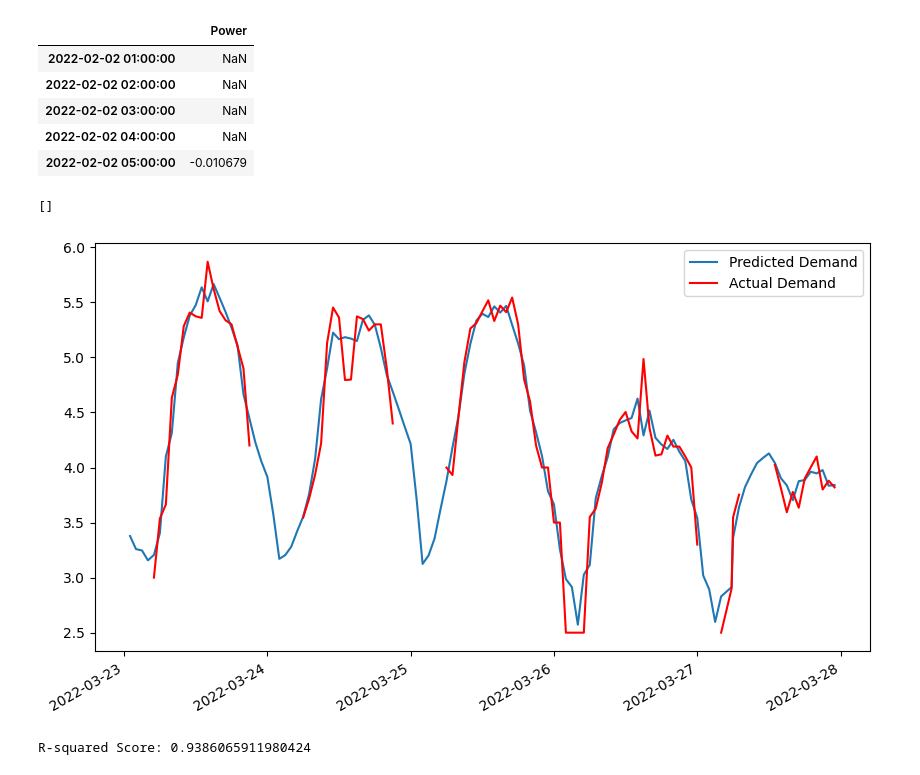
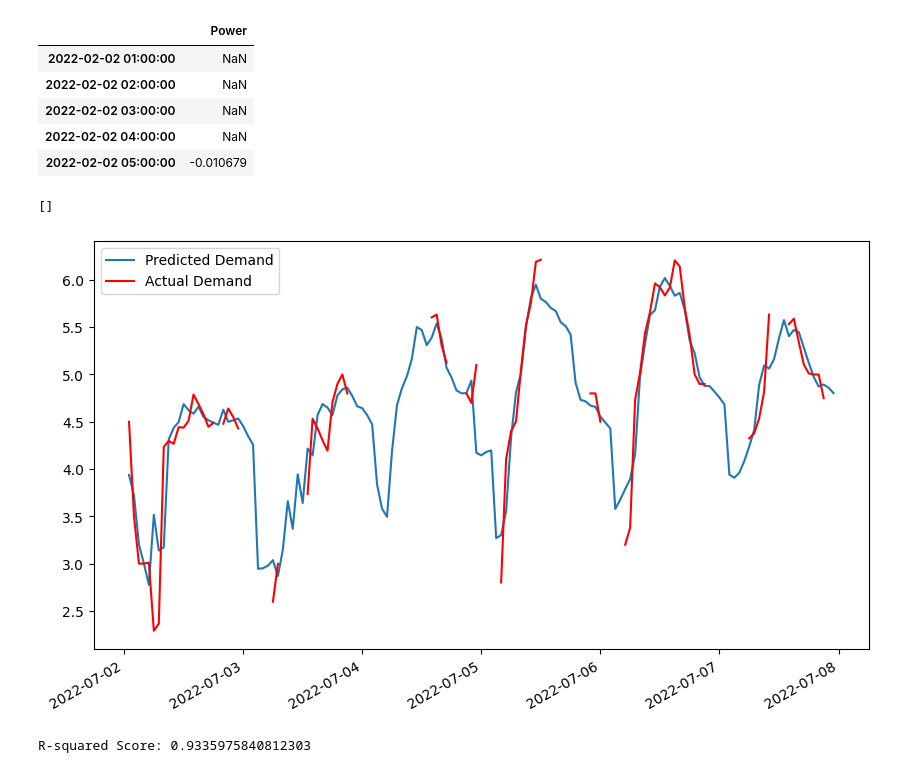
Before and after one commit to ankit11hab/EE677_Missing_Data_Imputation, a Jupyter notebook: data_imputation.ipynb, the cells around one changed output. Drawn from its saved outputs; the diff is of its cells as text; code cells hidden in the pictures.

```diff
--- a/data_imputation.ipynb
+++ b/data_imputation.ipynb
@@ -79,18 +79,20 @@ def impute(data, daily, periodic):
             results.append((score, time_instants, Y_pred))
 
     # Sort the results wrt scores
-    sorted(results, reverse=True)
+    results.sort()
+    results.reverse()
     filled = 0
 
     # Fill the values. Values with higher score's model are filled first.
     for result in results:
+        # print(result[0])
         data, count = imputer.fill_values(data, result[1], result[2])
         filled+=count
     return filled
 # %%
 # Define daily and periodic time instants
 daily = [1,-1,2,-2]
-periodic = [24,-24,48,-48]
+periodic = [24,-24,48,-48,72,-72]
 detrended_demand_data['PredictedPower'] = [np.nan]*detrended_demand_data.shape[0]
 while detrended_demand_data['Power'].isna().sum()>10:
     functions.do_power_shifts(detrended_demand_data, daily+periodic)
@@ -103,24 +105,24 @@ predicted_data = pd.DataFrame({'Power':demand_data['Power'].values, 'PredictedPo
 predicted_data.index = detrended_demand_data.index
 # %%
 # Visualize the data
-start_time_ana = pd.to_datetime('2022-03-23')
-end_time_ana = pd.to_datetime('2022-03-28')
+start_time_ana = pd.to_datetime('2022-07-02')
+end_time_ana = pd.to_datetime('2022-07-08')
 
 filtered_data = predicted_data[(predicted_data.index>start_time_ana) & (predicted_data.index<end_time_ana)]
 
 fig, ax1 = plt.subplots(figsize=(10, 6))
 plt.plot(filtered_data.index, filtered_data['PredictedPower'])
 plt.plot(filtered_data.index, filtered_data['Power'], color='red')
 fig.autofmt_xdate()
 plt.legend(['Predicted Demand', 'Actual Demand'])
 plt.plot()
 # %% [output]
 []
-[figure, old version]
+[figure, new version]
 # %%
 # Score of the predicted values wrt actual
-df = predicted_data.dropna(subset=['Power'])
+df = predicted_data.dropna(subset=['Power', 'PredictedPower'])
 r2 = r2_score(df['Power'], df['PredictedPower'])
 print("R-squared Score:", r2)
 # %% [output]
-R-squared Score: 0.9386065911980424
+R-squared Score: 0.9335975840812303
```
Also changed, not shown: 3 other files.
